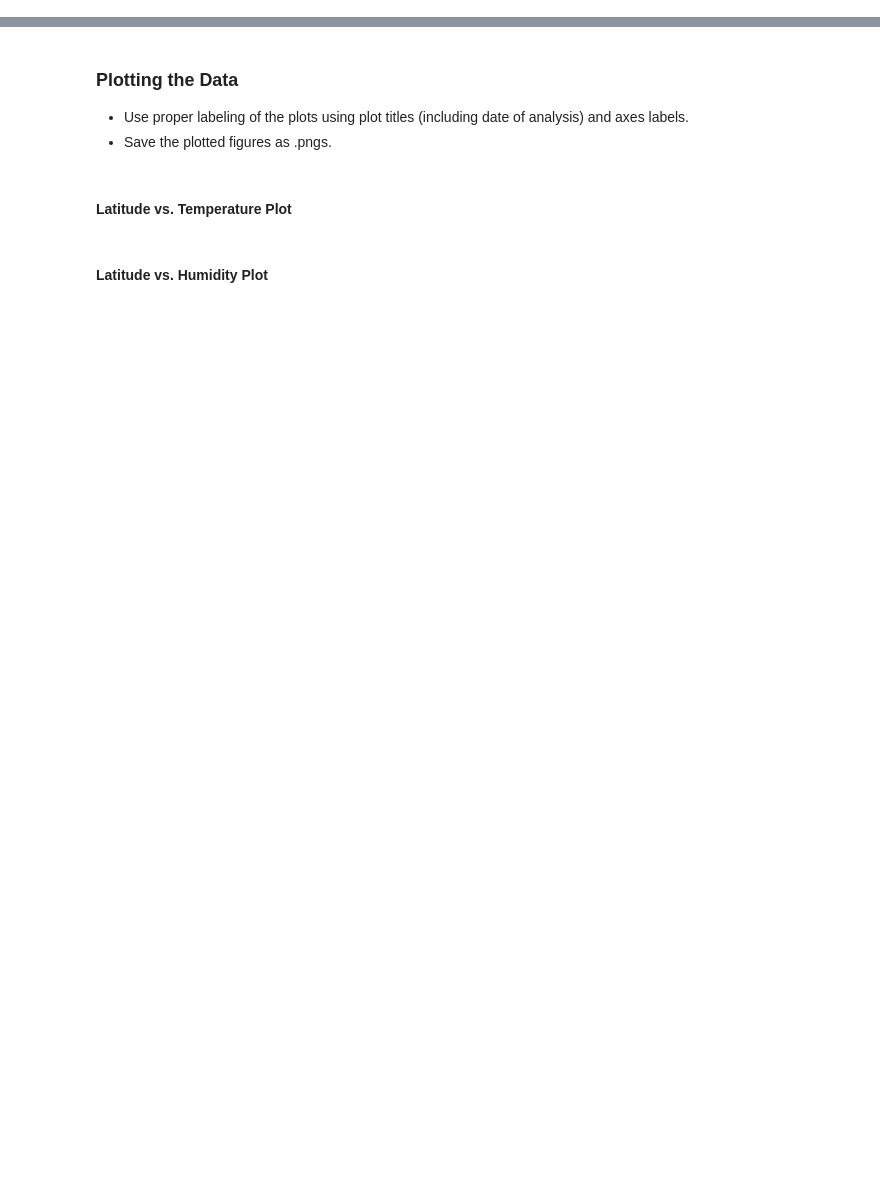
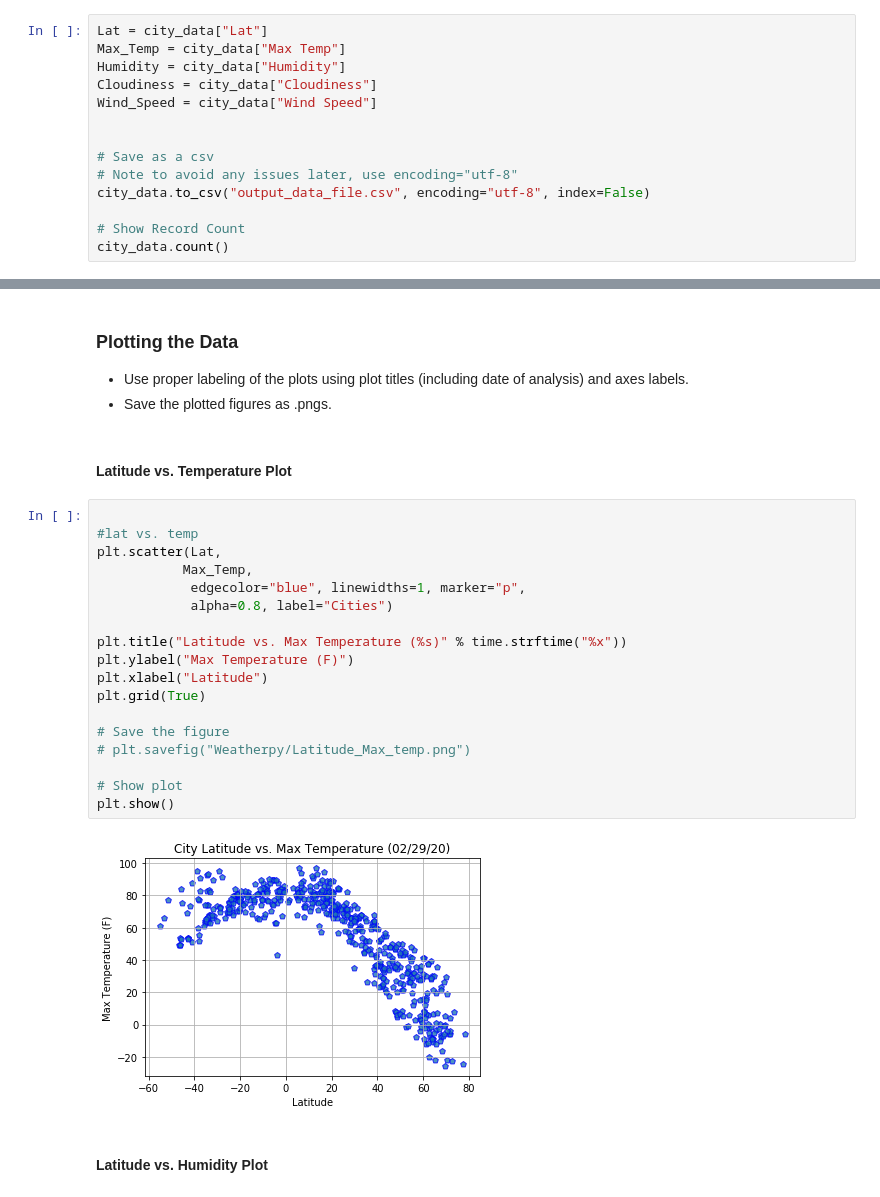
Before and after one commit to csgarcia232/python-api-challenge, a Jupyter notebook: WeatherPy/WeatherPy.ipynb, the cells around one changed output, grey strips where cells are left out. Cells and saved outputs as stored; diff of their text form; blank space fills up the shorter version.

Commit message:
Chart Creation

```diff
--- a/WeatherPy/WeatherPy.ipynb
+++ b/WeatherPy/WeatherPy.ipynb
@@ -202,3 +202,17 @@ city_data.head()
 | 2 | nehe | 48.48 | 124.83 | 4.71 | 89 | 29 | 3.04 | CN | 1583003139 |
 | 3 | yellowknife | 62.46 | -114.35 | -2.00 | 70 | 75 | 12.75 | CA | 1583003140 |
 | 4 | taltal | -25.40 | -70.48 | 68.88 | 69 | 34 | 8.28 | CL | 1583003140 |
+# %%
+Lat = city_data["Lat"]
+Max_Temp = city_data["Max Temp"]
+Humidity = city_data["Humidity"]
+Cloudiness = city_data["Cloudiness"]
+Wind_Speed = city_data["Wind Speed"]
+
+
+# Save as a csv
+# Note to avoid any issues later, use encoding="utf-8"
+city_data.to_csv("output_data_file.csv", encoding="utf-8", index=False)
+
+# Show Record Count
+city_data.count()
@@ -208,5 +233,25 @@ city_data.head()
 * Save the plotted figures as .pngs.
 # %% [markdown]
 #### Latitude vs. Temperature Plot
+# %%
+
+#lat vs. temp
+plt.scatter(Lat,
+           Max_Temp,
+            edgecolor="blue", linewidths=1, marker="p",
+            alpha=0.8, label="Cities")
+
+plt.title("Latitude vs. Max Temperature (%s)" % time.strftime("%x"))
+plt.ylabel("Max Temperature (F)")
+plt.xlabel("Latitude")
+plt.grid(True)
+
+# Save the figure
+# plt.savefig("Weatherpy/Latitude_Max_temp.png")
+
+# Show plot
+plt.show()
+# %% [output]
+[figure, added]
 # %% [markdown]
 #### Latitude vs. Humidity Plot
```
Also changed, not shown: parts of 4 cells of this notebook, 1 other file.
